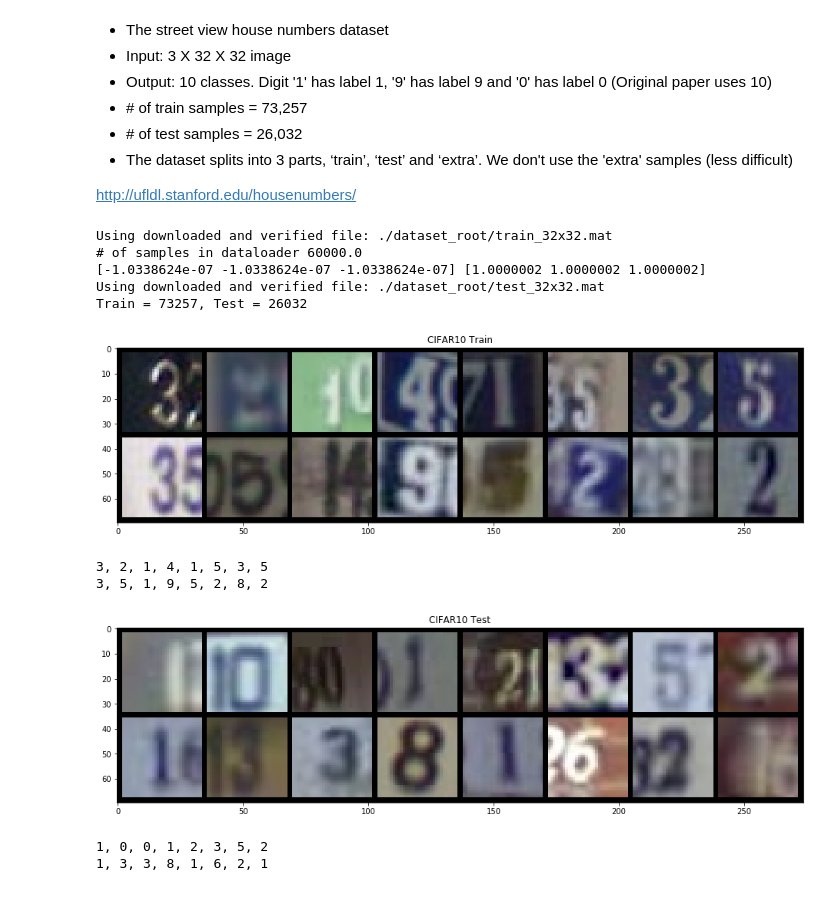
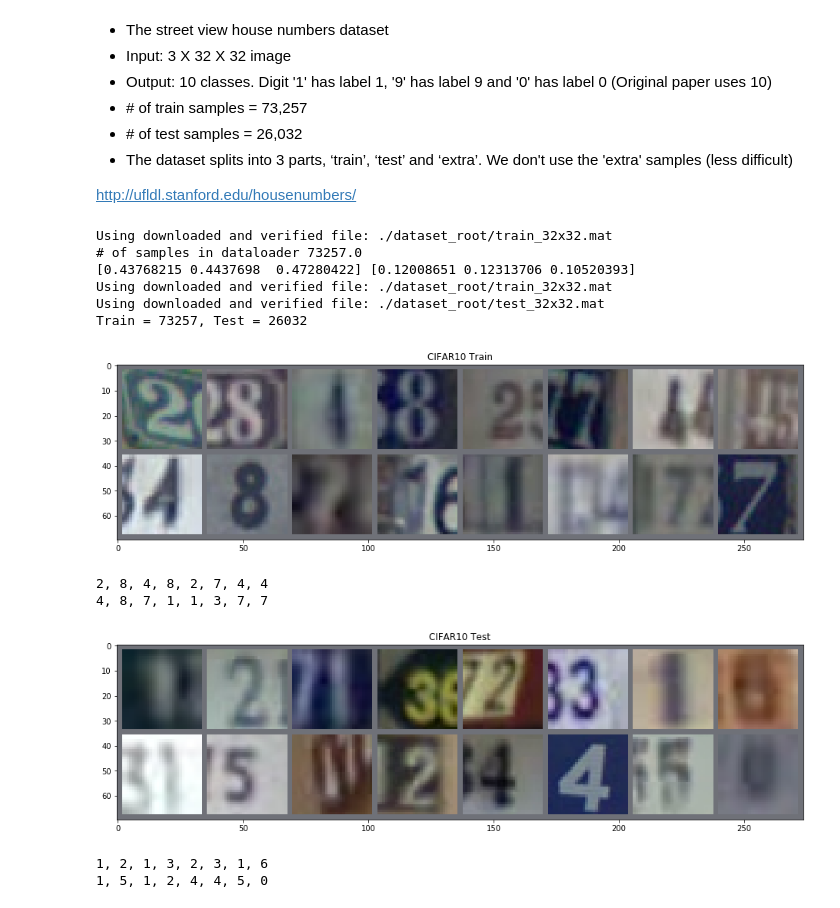
Before and after one commit to changx03/torch_tutorial, a Jupyter notebook: dataset_test.ipynb, the cells around one changed output. Cells and saved outputs as stored; diff of their text form; code cells hidden in the pictures.

```diff
--- a/dataset_test.ipynb
+++ b/dataset_test.ipynb
@@ -35,7 +35,7 @@ def get_mean_std(dataloader, c):
     mean = torch.zeros(c)
     std = torch.zeros(c)
 
-    for bx, _ in dataloader_mnist_train:
+    for bx, _ in dataloader:
         b, c, _, _ = bx.size()  # last batch has fewer images
         n += b
         bx = bx.view(b, c, -1)
@@ -243,14 +254,29 @@ dataloader_svhm_train = DataLoader(
     batch_size,
     shuffle=True,
     num_workers=num_workers)
-mean_svhm, std_svhm = get_mean_std(dataloader_cifar_train, c=3)
-print(mean_svhm, std_svhm)
+
+mean, std = get_mean_std(dataloader_svhm_train, 3)
+print(mean, std)
+
+svhm_train = tv.datasets.SVHN(
+    root,
+    split='train',
+    transform=tv.transforms.Compose([
+        tv.transforms.ToTensor(),
+        tv.transforms.Normalize(mean, std)]),
+    download=True)
+dataloader_svhm_train = DataLoader(
+    svhm_train,
+    batch_size,
+    shuffle=True,
+    num_workers=num_workers)
 
 svhm_test = tv.datasets.SVHN(
     root,
     split='test',
     transform=tv.transforms.Compose([
-        tv.transforms.ToTensor()]),
+        tv.transforms.ToTensor(),
+        tv.transforms.Normalize(mean, std)]),
     download=True)
 dataloader_svhm_test = DataLoader(
     svhm_test,
@@ -263,28 +289,29 @@ n_test = len(dataloader_svhm_test.dataset)
 print(f'Train = {n_train}, Test = {n_test}')
 # %% [output]
 Using downloaded and verified file: ./dataset_root/train_32x32.mat
-# of samples in dataloader 60000.0
-[-1.0338624e-07 -1.0338624e-07 -1.0338624e-07] [1.0000002 1.0000002 1.0000002]
+# of samples in dataloader 73257.0
+[0.43768215 0.4437698  0.47280422] [0.12008651 0.12313706 0.10520393]
+Using downloaded and verified file: ./dataset_root/train_32x32.mat
 Using downloaded and verified file: ./dataset_root/test_32x32.mat
 Train = 73257, Test = 26032
 # %%
 images, labels = next(iter(dataloader_svhm_train))
 plt.figure(figsize=[16,8])
-imshow(images[:16], mean=mean_cifar, std=std_cifar, title='CIFAR10 Train')
+imshow(images[:16], mean=mean, std=std, title='CIFAR10 Train')
 plt.show()
 print(*labels[:8].numpy(), sep=', ')
 print(*labels[8:16].numpy(), sep=', ')
 
 images, labels = next(iter(dataloader_svhm_test))
 plt.figure(figsize=[16,8])
-imshow(images[:16], mean=mean_cifar, std=std_cifar, title='CIFAR10 Test')
+imshow(images[:16], mean=mean, std=std, title='CIFAR10 Test')
 plt.show()
 print(*labels[:8].numpy(), sep=', ')
 print(*labels[8:16].numpy(), sep=', ')
 # %% [output]
-[figure, old version]
+[figure, new version]
-3, 2, 1, 4, 1, 5, 3, 5
-3, 5, 1, 9, 5, 2, 8, 2
+2, 8, 4, 8, 2, 7, 4, 4
+4, 8, 7, 1, 1, 3, 7, 7
-[figure, old version]
+[figure, new version]
-1, 0, 0, 1, 2, 3, 5, 2
-1, 3, 3, 8, 1, 6, 2, 1
+1, 2, 1, 3, 2, 3, 1, 6
+1, 5, 1, 2, 4, 4, 5, 0
```
Also changed, not shown: parts of 4 cells of this notebook, 4 other files.
